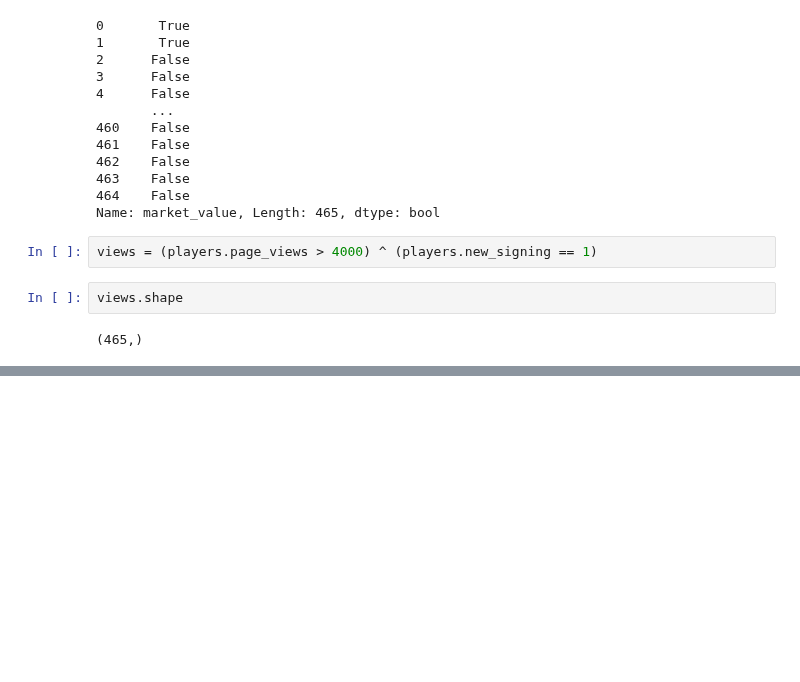
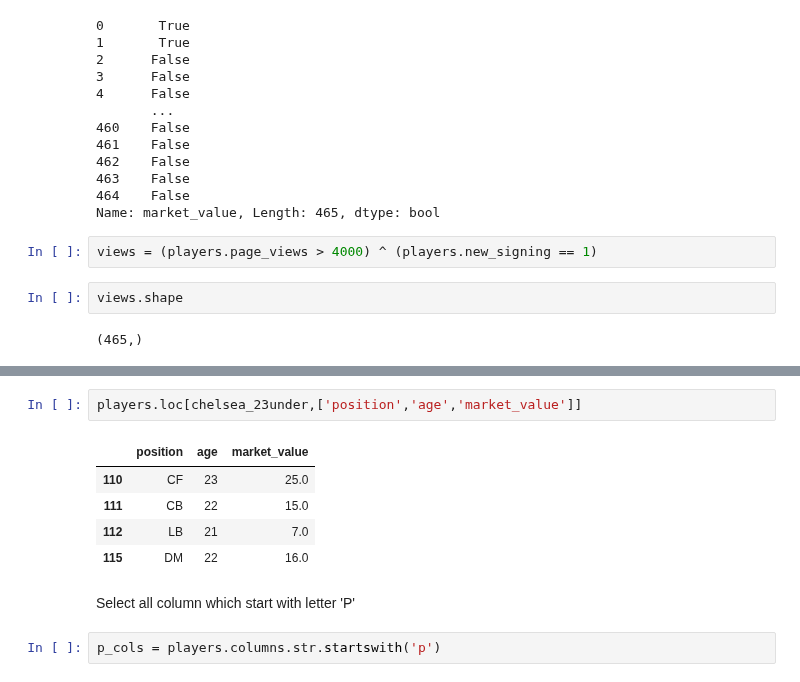
Before and after one commit to kprashant49/Projects, a Jupyter notebook: Pandas_playground/pandas_players_analysis.ipynb, the cells around one changed output, grey strips where cells are left out. Drawn from its saved outputs; the diff is of its cells as text; blank space fills up the shorter version.

```diff
--- a/Pandas_playground/pandas_plaayers_analysis.ipynb
+++ b/Pandas_playground/pandas_players_analysis.ipynb
@@ -374,0 +383,12 @@ players.loc[english_players & mkt_val & views]
+# %%
+players.loc[chelsea_23under,['position','age','market_value']]
+# %% [output]
+|  | position | age | market_value |
+| 110 | CF | 23 | 25.0 |
+| 111 | CB | 22 | 15.0 |
+| 112 | LB | 21 | 7.0 |
+| 115 | DM | 22 | 16.0 |
+# %% [markdown]
+Select all column which start with letter 'P'
+# %%
+p_cols = players.columns.str.startswith('p')
```
Also changed, not shown: parts of 4 cells of this notebook.
